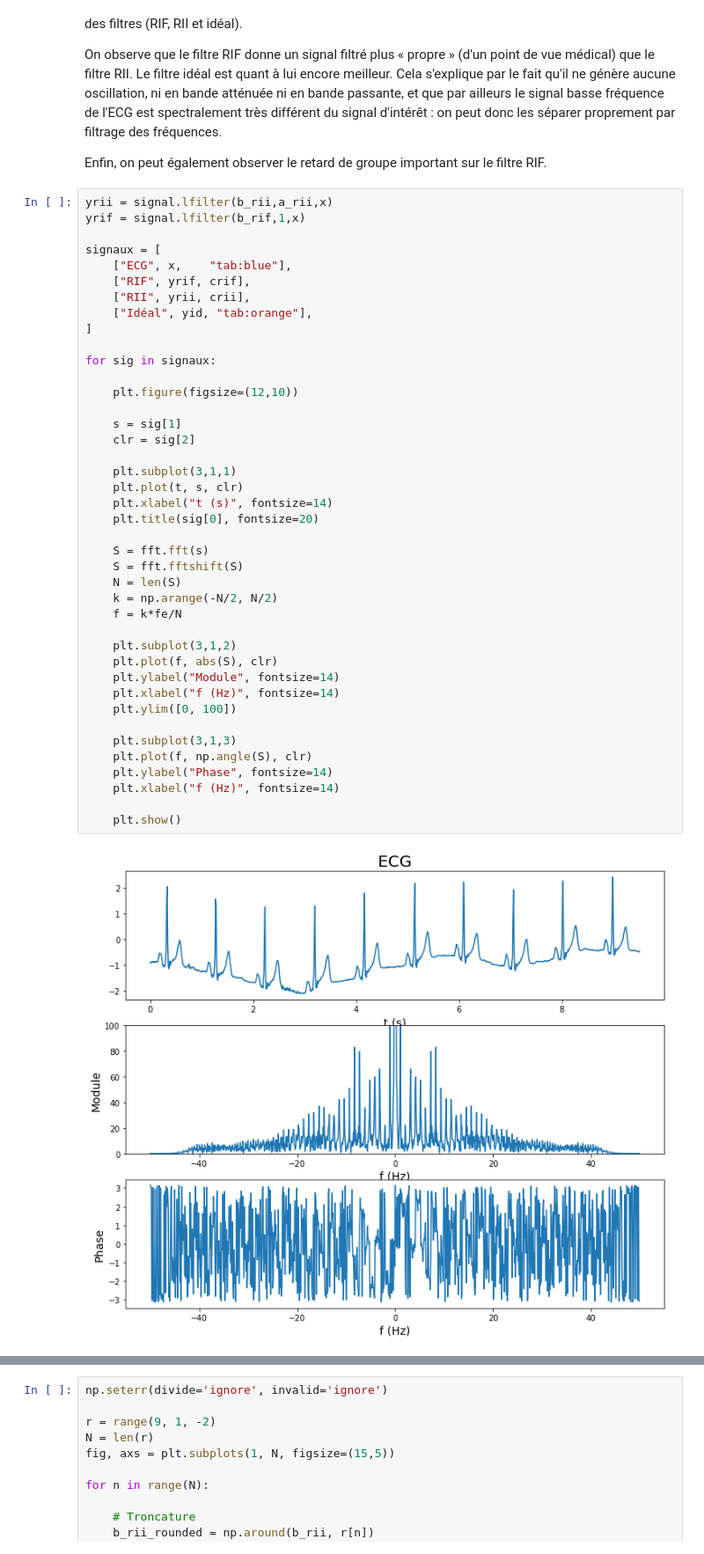
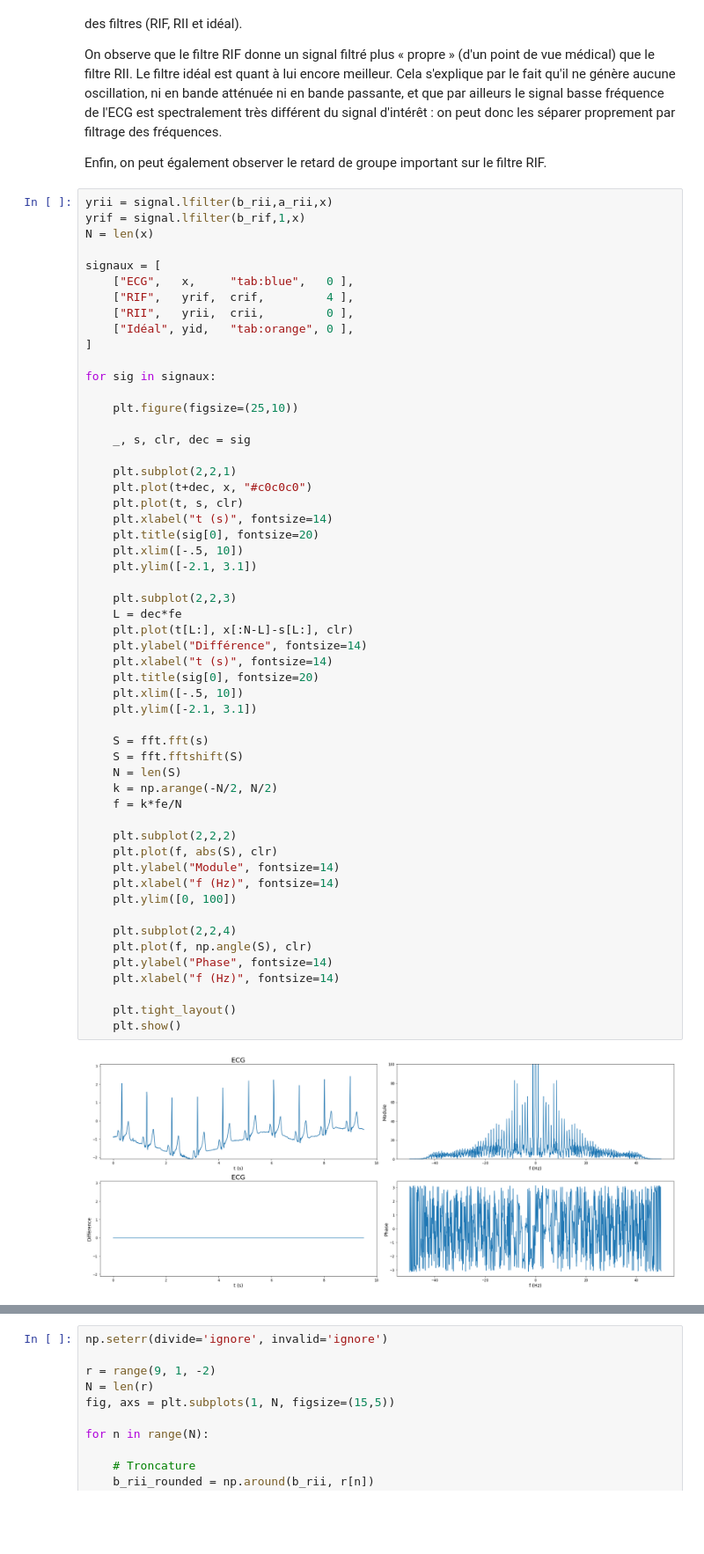
Before and after one commit to vincmazet/signal2, a Jupyter notebook: _sources/filtrage/tpc.ipynb, the cells around one changed output, grey strips where cells are left out. Shown at 88% size. Saved outputs shown, nothing was run; the diff lists cells and outputs as text; blank space fills up the shorter version.

```diff
--- a/_sources/filtrage/tpc.ipynb
+++ b/_sources/filtrage/tpc.ipynb
@@ -373,43 +374,56 @@ Enfin, on peut également observer le retard de groupe important sur le filtre R
 # %%
 yrii = signal.lfilter(b_rii,a_rii,x)
 yrif = signal.lfilter(b_rif,1,x)
+N = len(x)
 
 signaux = [
-    ["ECG", x,    "tab:blue"],
-    ["RIF", yrif, crif],
-    ["RII", yrii, crii],
-    ["Idéal", yid, "tab:orange"],
+    ["ECG",   x,     "tab:blue",   0 ],
+    ["RIF",   yrif,  crif,         4 ],
+    ["RII",   yrii,  crii,         0 ],
+    ["Idéal", yid,   "tab:orange", 0 ],
 ]
 
 for sig in signaux:
 
-    plt.figure(figsize=(12,10))
+    plt.figure(figsize=(25,10))
 
-    s = sig[1]
-    clr = sig[2]
+    _, s, clr, dec = sig
 
-    plt.subplot(3,1,1)
+    plt.subplot(2,2,1)
+    plt.plot(t+dec, x, "#c0c0c0")
     plt.plot(t, s, clr)
     plt.xlabel("t (s)", fontsize=14)
     plt.title(sig[0], fontsize=20)
+    plt.xlim([-.5, 10])
+    plt.ylim([-2.1, 3.1])
+
+    plt.subplot(2,2,3)
+    L = dec*fe
+    plt.plot(t[L:], x[:N-L]-s[L:], clr)
+    plt.ylabel("Différence", fontsize=14)
+    plt.xlabel("t (s)", fontsize=14)
+    plt.title(sig[0], fontsize=20)
+    plt.xlim([-.5, 10])
+    plt.ylim([-2.1, 3.1])
 
     S = fft.fft(s)
     S = fft.fftshift(S)
     N = len(S)
     k = np.arange(-N/2, N/2)
     f = k*fe/N
 
-    plt.subplot(3,1,2)
+    plt.subplot(2,2,2)
     plt.plot(f, abs(S), clr)
     plt.ylabel("Module", fontsize=14)
     plt.xlabel("f (Hz)", fontsize=14)
     plt.ylim([0, 100])
 
-    plt.subplot(3,1,3)
+    plt.subplot(2,2,4)
     plt.plot(f, np.angle(S), clr)
     plt.ylabel("Phase", fontsize=14)
     plt.xlabel("f (Hz)", fontsize=14)
 
+    plt.tight_layout()
     plt.show()
 # %% [output]
-[figure, old version]
+[figure, new version]
```
Also changed, not shown: parts of 9 cells of this notebook, 47 other files.
